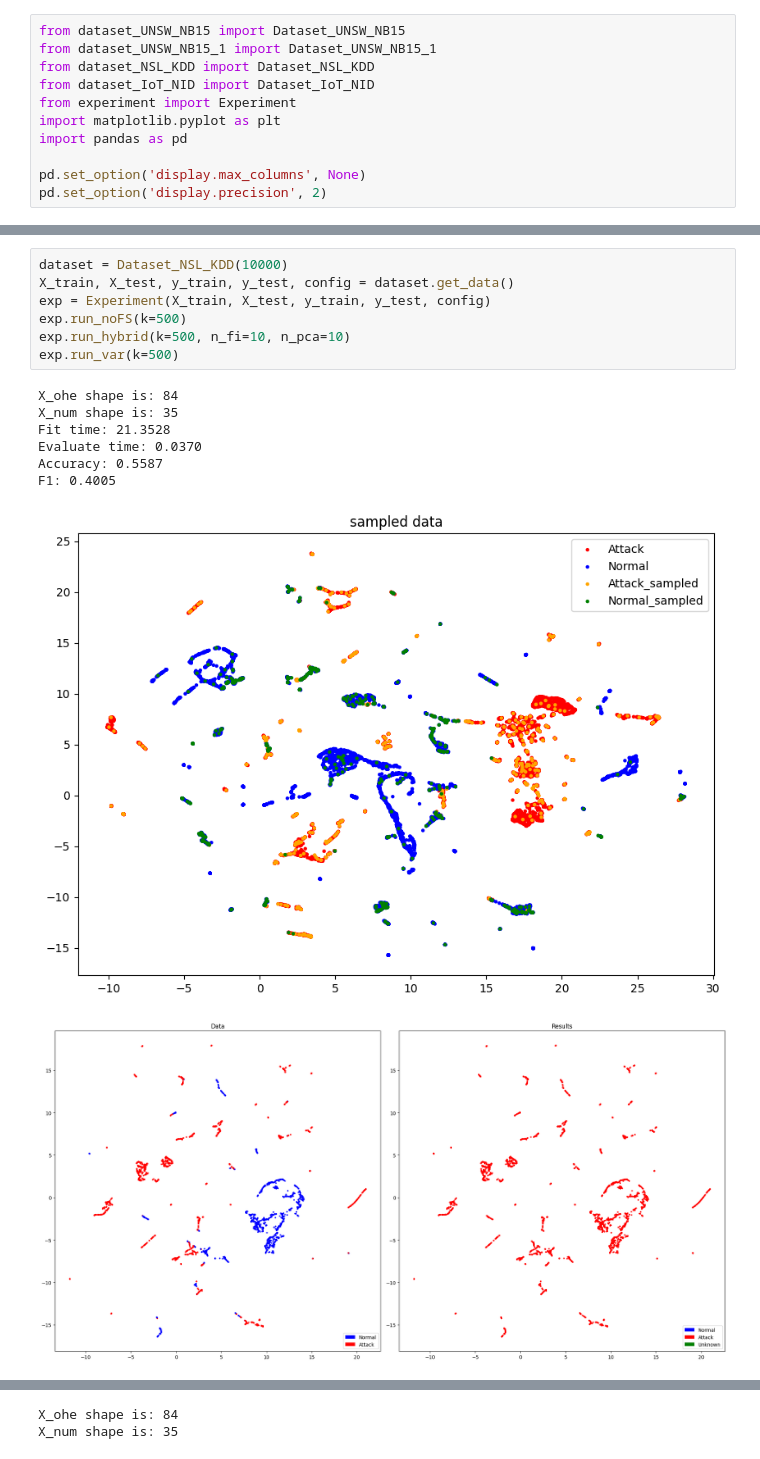
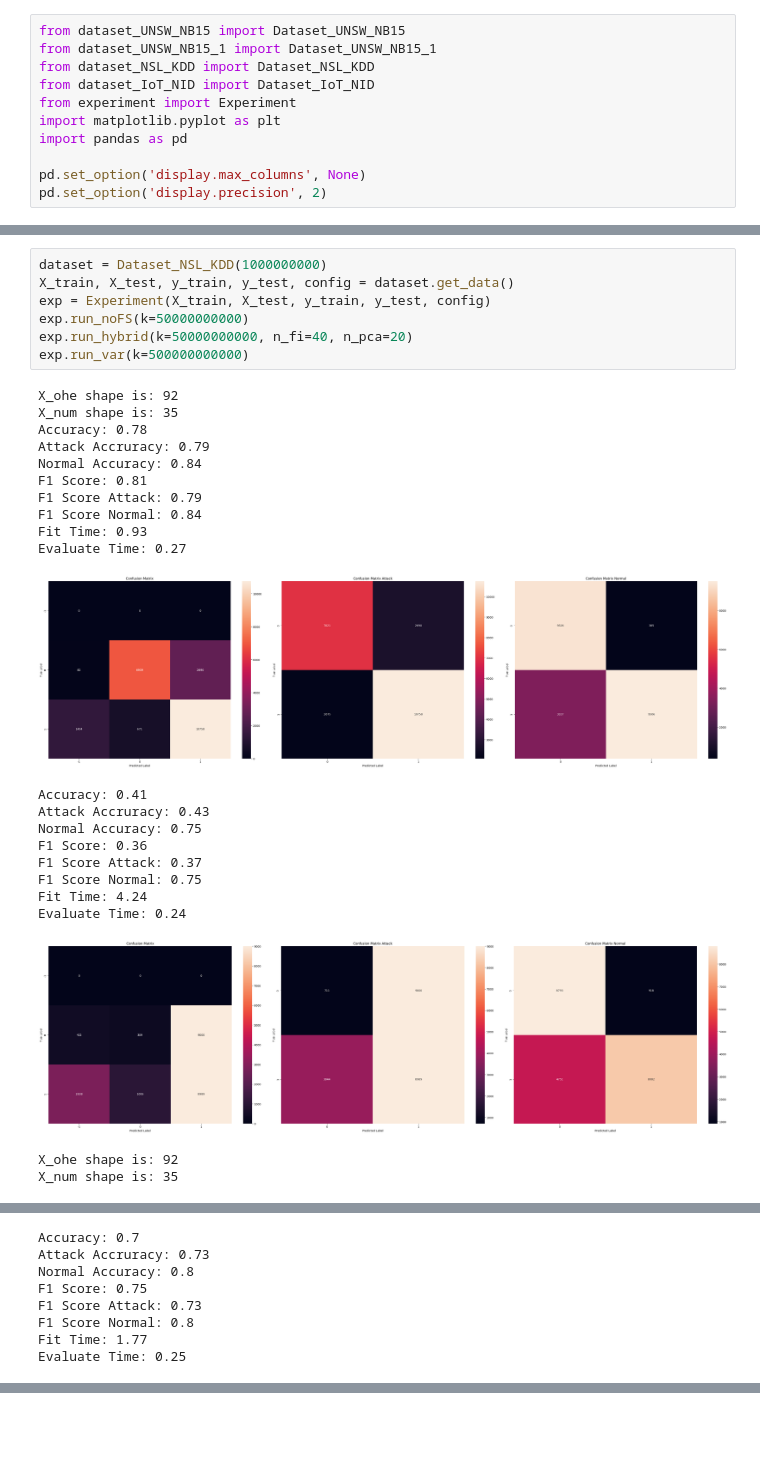
Before and after one commit to Sugata10723/IDS_IoT, a Jupyter notebook: main.ipynb, the cells around one changed output, grey strips where cells are left out. Cells and saved outputs as stored; diff of their text form; blank space fills up the shorter version.

```diff
--- a/main.ipynb
+++ b/main.ipynb
@@ -46,16 +53,30 @@ F1: 0.3142
 # %%
-dataset = Dataset_NSL_KDD(10000)
+dataset = Dataset_NSL_KDD(1000000000)
 X_train, X_test, y_train, y_test, config = dataset.get_data()
 exp = Experiment(X_train, X_test, y_train, y_test, config)
-exp.run_noFS(k=500)
-exp.run_hybrid(k=500, n_fi=10, n_pca=10)
-exp.run_var(k=500)
+exp.run_noFS(k=50000000000)
+exp.run_hybrid(k=50000000000, n_fi=40, n_pca=20)
+exp.run_var(k=500000000000)
 # %% [output]
-X_ohe shape is: 84
+X_ohe shape is: 92
 X_num shape is: 35
-Fit time: 21.3528
-Evaluate time: 0.0370
-Accuracy: 0.5587
-F1: 0.4005
+Accuracy: 0.78
+Attack Accruracy: 0.79
+Normal Accuracy: 0.84
+F1 Score: 0.81
+F1 Score Attack: 0.79
+F1 Score Normal: 0.84
+Fit Time: 0.93
+Evaluate Time: 0.27
-[figure, old version]
+[figure, new version]
+Accuracy: 0.41
+Attack Accruracy: 0.43
+Normal Accuracy: 0.75
+F1 Score: 0.36
+F1 Score Attack: 0.37
+F1 Score Normal: 0.75
+Fit Time: 4.24
+Evaluate Time: 0.24
-[figure, old version]
+[figure, new version]
+X_ohe shape is: 92
+X_num shape is: 35
@@ -67,0 +85,8 @@ F1: 0.7559
+Accuracy: 0.7
+Attack Accruracy: 0.73
+Normal Accuracy: 0.8
+F1 Score: 0.75
+F1 Score Attack: 0.73
+F1 Score Normal: 0.8
+Fit Time: 1.77
+Evaluate Time: 0.25
@@ -70,2 +93,0 @@ F1: 0.7559
-X_ohe shape is: 84
-X_num shape is: 35
```
Also changed, not shown: parts of 3 cells of this notebook.
